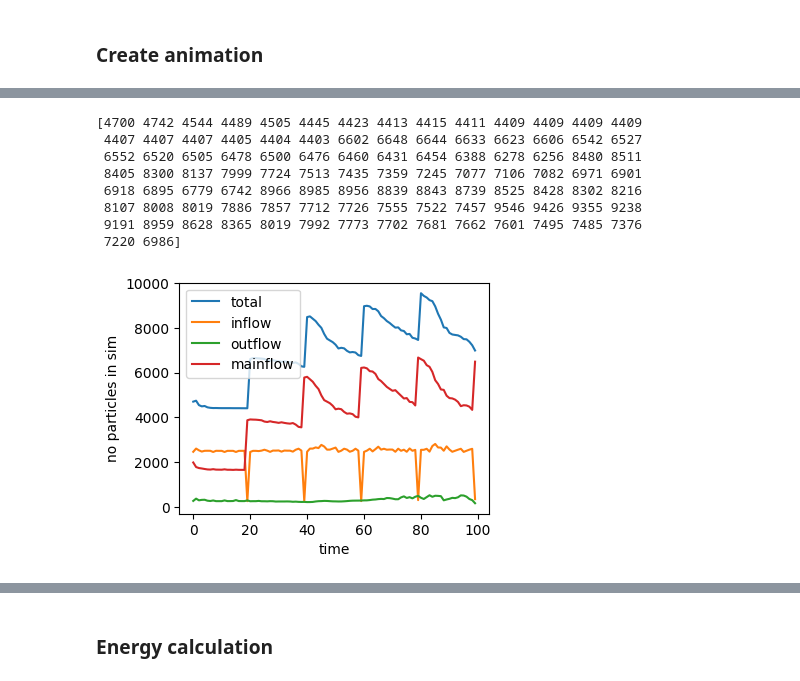
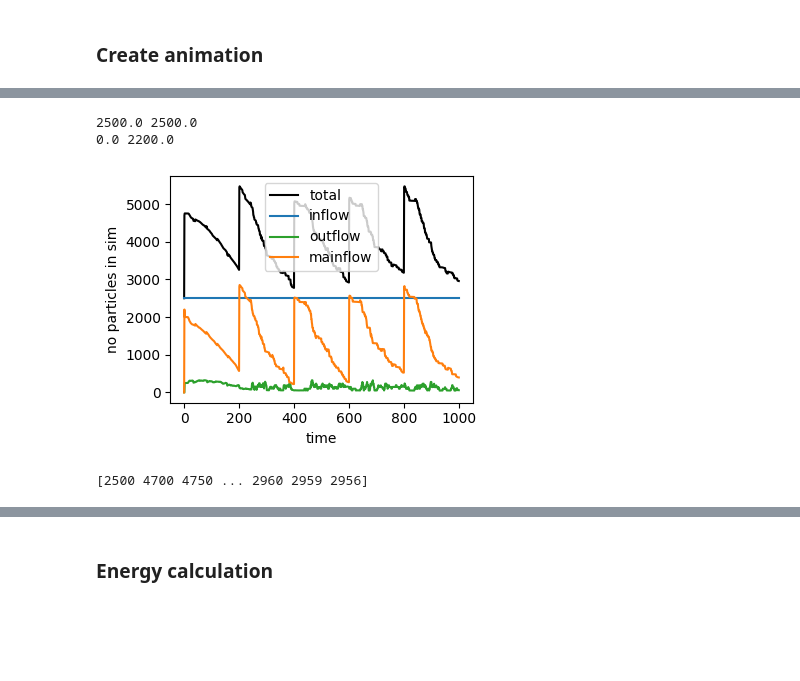
Before and after one commit to slagnews/drag_sph, a Jupyter notebook: cpp_test.ipynb, the cells around one changed output, grey strips where cells are left out. Drawn from its saved outputs; the diff is of its cells as text; code cells hidden in the pictures; blank space fills up the shorter version.

```diff
--- a/cpp_test.ipynb
+++ b/cpp_test.ipynb
@@ -87,34 +85,35 @@ frame 100 of 100 done, 11818 particles in sim
 # %%
 no_particles_in_sim = np.array([len(pos) for pos in positions])
 no_inflow_particles = np.zeros(len(positions))
 no_mainflow_particles = np.zeros(len(positions))
 no_outflow_particles = np.zeros(len(positions))
 for i in range(len(positions)):
-    inflow_mask = positions[i][:,0]<(inflow_factor*Lx)
-    mainflow_mask = (positions[i][:,0]>(inflow_factor*Lx)) & (positions[i][:,0]<(1-outflow_factor)*Lx)
-    outflow_mask = positions[i][:,0]>(1-outflow_factor)*Lx
+    inflow_mask = types[i]==0.0
+    mainflow_mask = types[i]==2.0
+    outflow_mask = types[i]==1.0
     no_inflow_particles[i] = len(positions[i][inflow_mask])
     no_mainflow_particles[i] = len(positions[i][mainflow_mask])
     no_outflow_particles[i] = len(positions[i][outflow_mask])
 
 
+print(no_inflow_particles[0], no_inflow_particles[1])
+print(no_mainflow_particles[0], no_mainflow_particles[1])
+
 fig, ax = plt.subplots(figsize=(4,3))
 
-ax.plot(no_particles_in_sim, label="total")
-ax.plot(no_inflow_particles, label="inflow")
-ax.plot(no_outflow_particles, label="outflow")
-ax.plot(no_mainflow_particles, label="mainflow")
+ax.plot(no_particles_in_sim, color="black", label="total")
+ax.plot(no_inflow_particles, color="C0", label="inflow")
+ax.plot(no_outflow_particles, color="C2", label="outflow")
+ax.plot(no_mainflow_particles, color="C1", label="mainflow")
 ax.set_xlabel("time")
 ax.set_ylabel("no particles in sim")
 ax.legend()
+fig.tight_layout()
+fig.savefig("figures/particles_in_sim3.png", dpi=300)
+plt.show()
 print(no_particles_in_sim)
 # %% [output]
-[4700 4742 4544 4489 4505 4445 4423 4413 4415 4411 4409 4409 4409 4409
- 4407 4407 4407 4405 4404 4403 6602 6648 6644 6633 6623 6606 6542 6527
- 6552 6520 6505 6478 6500 6476 6460 6431 6454 6388 6278 6256 8480 8511
- 8405 8300 8137 7999 7724 7513 7435 7359 7245 7077 7106 7082 6971 6901
- 6918 6895 6779 6742 8966 8985 8956 8839 8843 8739 8525 8428 8302 8216
- 8107 8008 8019 7886 7857 7712 7726 7555 7522 7457 9546 9426 9355 9238
- 9191 8959 8628 8365 8019 7992 7773 7702 7681 7662 7601 7495 7485 7376
- 7220 6986]
+2500.0 2500.0
+0.0 2200.0
-[figure, old version]
+[figure, new version]
+[2500 4700 4750 ... 2960 2959 2956]
```
Also changed, not shown: parts of 7 cells of this notebook, 2 other files.
